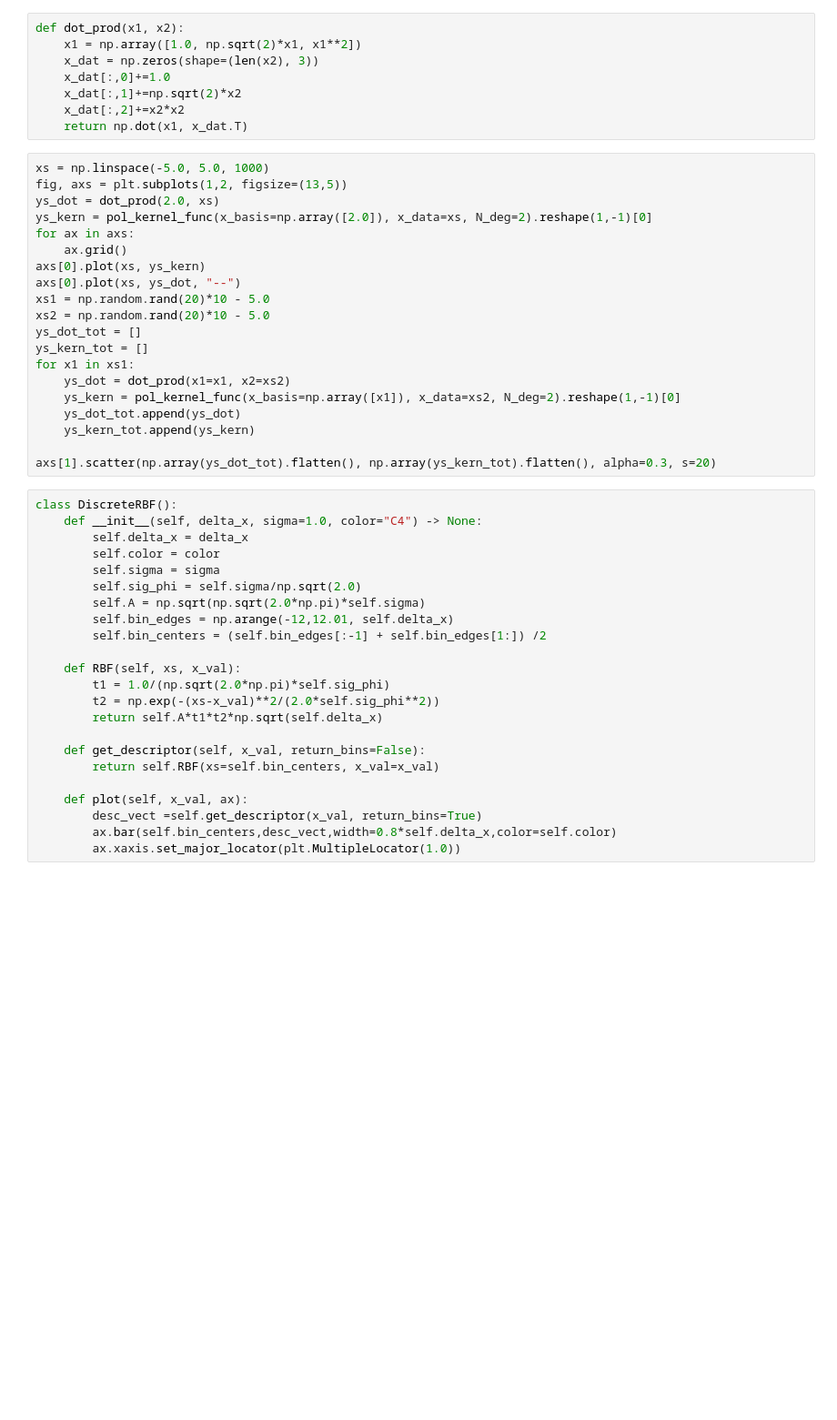
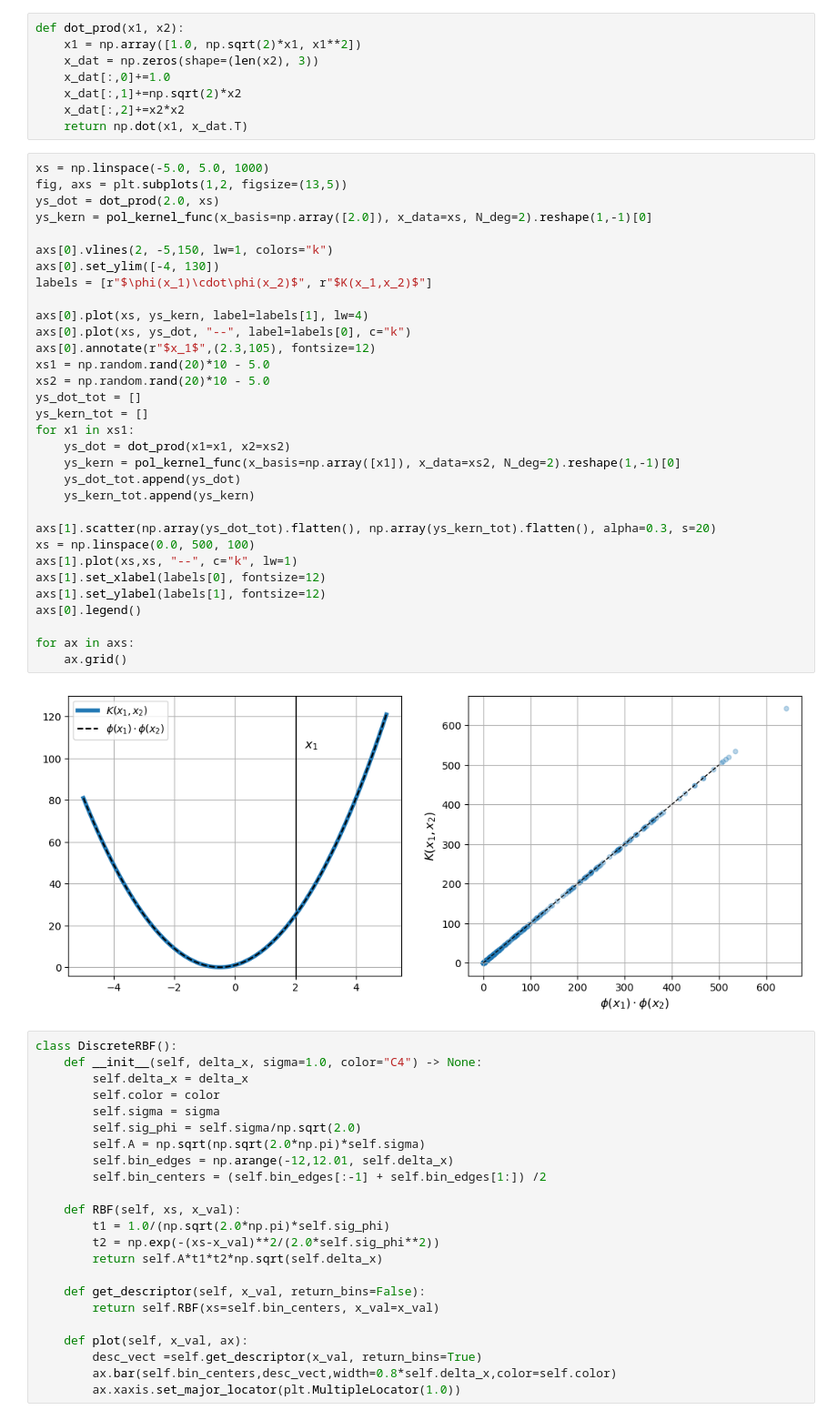
Before and after one commit to karsten3112/Computational-Physics, a Jupyter notebook: Week6/exercise33.ipynb, the cells around one changed output. Shown at 91% size. Saved outputs shown, nothing was run; the diff lists cells and outputs as text; blank space fills up the shorter version.

Commit message:
more plots, may need to look at regressors

```diff
--- a/Week6/exercise33.ipynb
+++ b/Week6/exercise33.ipynb
@@ -17,23 +17,37 @@ def dot_prod(x1, x2):
 # %%
 xs = np.linspace(-5.0, 5.0, 1000)
 fig, axs = plt.subplots(1,2, figsize=(13,5))
 ys_dot = dot_prod(2.0, xs)
 ys_kern = pol_kernel_func(x_basis=np.array([2.0]), x_data=xs, N_deg=2).reshape(1,-1)[0]
-for ax in axs:
-    ax.grid()
-axs[0].plot(xs, ys_kern)
-axs[0].plot(xs, ys_dot, "--")
+
+axs[0].vlines(2, -5,150, lw=1, colors="k")
+axs[0].set_ylim([-4, 130])
+labels = [r"$\phi(x_1)\cdot\phi(x_2)$", r"$K(x_1,x_2)$"]
+
+axs[0].plot(xs, ys_kern, label=labels[1], lw=4)
+axs[0].plot(xs, ys_dot, "--", label=labels[0], c="k")
+axs[0].annotate(r"$x_1$",(2.3,105), fontsize=12)
 xs1 = np.random.rand(20)*10 - 5.0
 xs2 = np.random.rand(20)*10 - 5.0
 ys_dot_tot = []
 ys_kern_tot = []
 for x1 in xs1:
     ys_dot = dot_prod(x1=x1, x2=xs2)
     ys_kern = pol_kernel_func(x_basis=np.array([x1]), x_data=xs2, N_deg=2).reshape(1,-1)[0]
     ys_dot_tot.append(ys_dot)
     ys_kern_tot.append(ys_kern)
 
 axs[1].scatter(np.array(ys_dot_tot).flatten(), np.array(ys_kern_tot).flatten(), alpha=0.3, s=20)
+xs = np.linspace(0.0, 500, 100)
+axs[1].plot(xs,xs, "--", c="k", lw=1)
+axs[1].set_xlabel(labels[0], fontsize=12)
+axs[1].set_ylabel(labels[1], fontsize=12)
+axs[0].legend()
+
+for ax in axs:
+    ax.grid()
+# %% [output]
+[figure, added]
 # %%
 class DiscreteRBF():
     def __init__(self, delta_x, sigma=1.0, color="C4") -> None:
```
Also changed, not shown: parts of 4 cells of this notebook, 2 other files.
